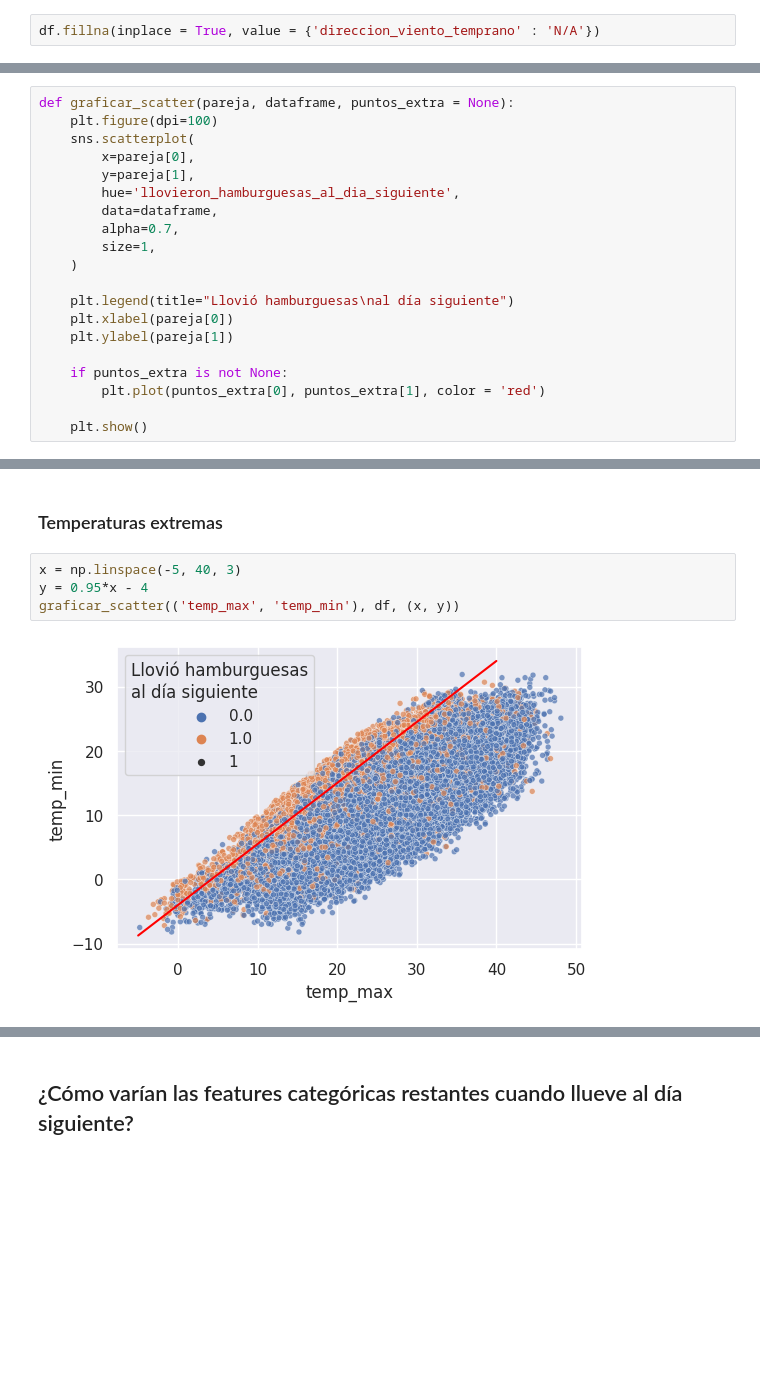
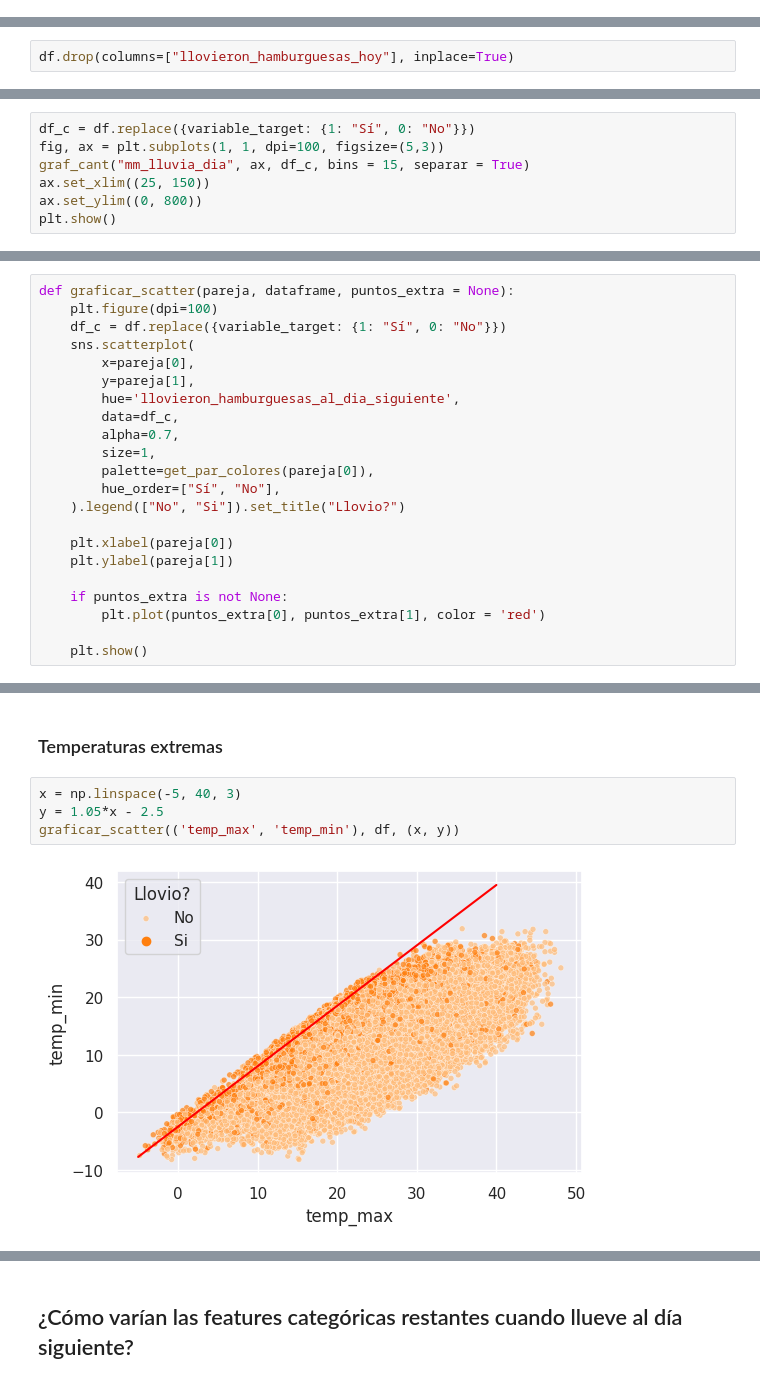
Before and after one commit to fdelu/orga-de-datos, a Jupyter notebook: TP1.ipynb, the cells around one changed output, grey strips where cells are left out. Saved outputs shown, nothing was run; the diff lists cells and outputs as text; blank space fills up the shorter version.

```diff
--- a/TP1.ipynb
+++ b/TP1.ipynb
@@ -318,2 +608,0 @@ Por último, para la columna *direccion_viento_temprano*, que es categórica, va
-# %%
-df.fillna(inplace = True, value = {'direccion_viento_temprano' : 'N/A'})
@@ -321,0 +832,2 @@ De esta manera, ya tenemos el dataset preparado para analizar.
+# %%
+df.drop(columns=["llovieron_hamburguesas_hoy"], inplace=True)
@@ -468,0 +1211,7 @@ for cov, ax in zip(dic_cov, axs.flat):
+# %%
+df_c = df.replace({variable_target: {1: "Sí", 0: "No"}})
+fig, ax = plt.subplots(1, 1, dpi=100, figsize=(5,3))
+graf_cant("mm_lluvia_dia", ax, df_c, bins = 15, separar = True)
+ax.set_xlim((25, 150))
+ax.set_ylim((0, 800))
+plt.show()
@@ -471,16 +1226,18 @@ Podemos también hacer algunos scatters plot de variables que parecen relacionad
 # %%
 def graficar_scatter(pareja, dataframe, puntos_extra = None):
     plt.figure(dpi=100)
+    df_c = df.replace({variable_target: {1: "Sí", 0: "No"}})
     sns.scatterplot(
         x=pareja[0],
         y=pareja[1],
         hue='llovieron_hamburguesas_al_dia_siguiente',
-        data=dataframe,
+        data=df_c,
         alpha=0.7,
         size=1,
-    )
+        palette=get_par_colores(pareja[0]),
+        hue_order=["Sí", "No"],
+    ).legend(["No", "Si"]).set_title("Llovio?")
 
-    plt.legend(title="Llovió hamburguesas\nal día siguiente")
     plt.xlabel(pareja[0])
     plt.ylabel(pareja[1])
 
@@ -528,7 +1296,7 @@ La recta es casi $y=x$, es decir que esto se da casi siempre que la temperatura
 ### Temperaturas extremas
 # %%
 x = np.linspace(-5, 40, 3)
-y = 0.95*x - 4
+y = 1.05*x - 2.5
 graficar_scatter(('temp_max', 'temp_min'), df, (x, y))
 # %% [output]
-[figure, old version]
+[figure, new version]
```
Also changed, not shown: parts of 219 cells of this notebook, 1 other file.
